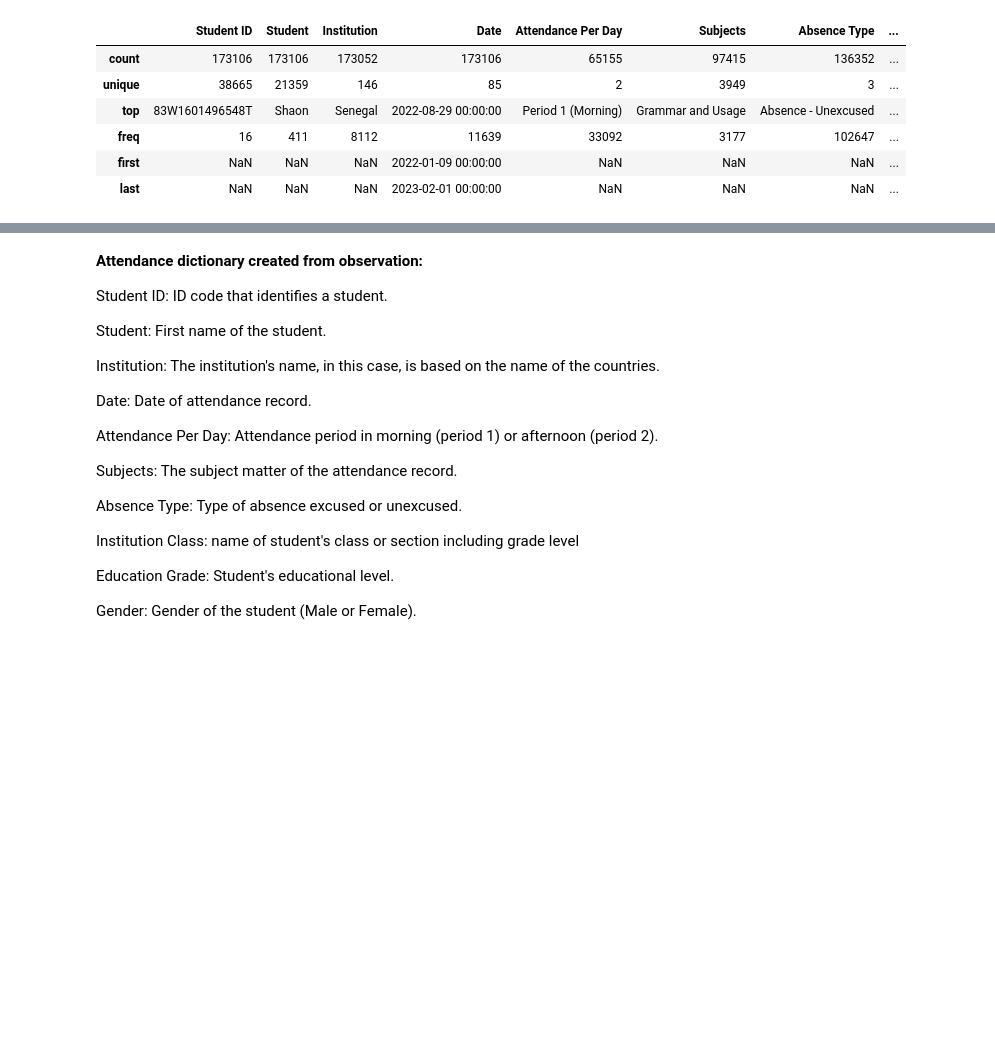
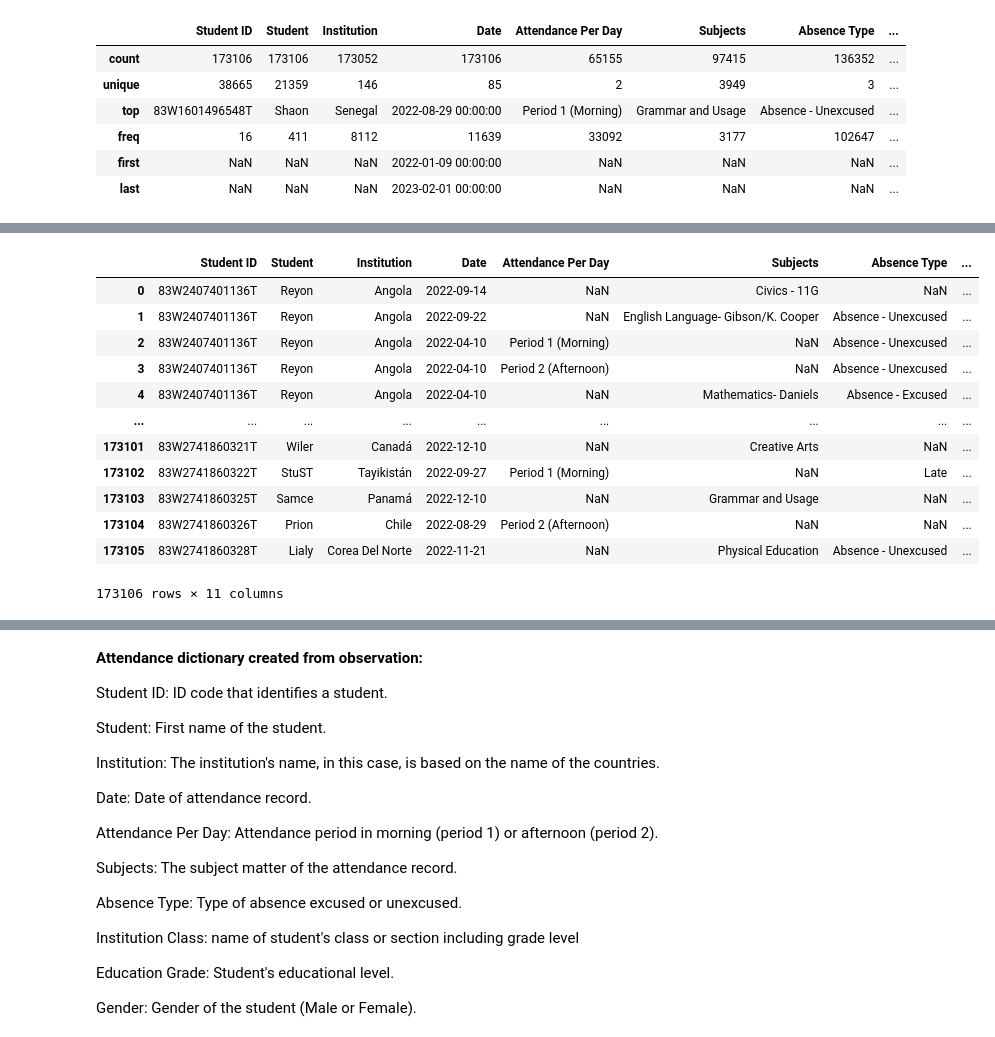
Before and after one commit to maurottito/school_attendance_metrics, a Jupyter notebook: analisis_exploratorio.ipynb, the cells around one changed output, grey strips where cells are left out. Cells and saved outputs as stored; diff of their text form; code cells hidden in the pictures; blank space fills up the shorter version.

```diff
--- a/analisis_exploratorio.ipynb
+++ b/analisis_exploratorio.ipynb
@@ -146,0 +283,16 @@ df_attendance['Gender'].value_counts()
+# %%
+df_attendance
+# %% [output]
+|  | Student ID | Student | Institution | Date | Attendance Per Day | Subjects | Absence Type | ... |
+| 0 | 83W2407401136T | Reyon | Angola | 2022-09-14 | NaN | Civics - 11G | NaN | ... |
+| 1 | 83W2407401136T | Reyon | Angola | 2022-09-22 | NaN | English Language- Gibson/K. Cooper | Absence - Unexcused | ... |
+| 2 | 83W2407401136T | Reyon | Angola | 2022-04-10 | Period 1 (Morning) | NaN | Absence - Unexcused | ... |
+| 3 | 83W2407401136T | Reyon | Angola | 2022-04-10 | Period 2 (Afternoon) | NaN | Absence - Unexcused | ... |
+| 4 | 83W2407401136T | Reyon | Angola | 2022-04-10 | NaN | Mathematics- Daniels | Absence - Excused | ... |
+| ... | ... | ... | ... | ... | ... | ... | ... | ... |
+| 173101 | 83W2741860321T | Wiler | Canadá | 2022-12-10 | NaN | Creative Arts | NaN | ... |
+| 173102 | 83W2741860322T | StuST | Tayikistán | 2022-09-27 | Period 1 (Morning) | NaN | Late | ... |
+| 173103 | 83W2741860325T | Samce | Panamá | 2022-12-10 | NaN | Grammar and Usage | NaN | ... |
+| 173104 | 83W2741860326T | Prion | Chile | 2022-08-29 | Period 2 (Afternoon) | NaN | NaN | ... |
+| 173105 | 83W2741860328T | Lialy | Corea Del Norte | 2022-11-21 | NaN | Physical Education | Absence - Unexcused | ... |
+173106 rows × 11 columns
```
Also changed, not shown: parts of 15 cells of this notebook, 1 other file.
